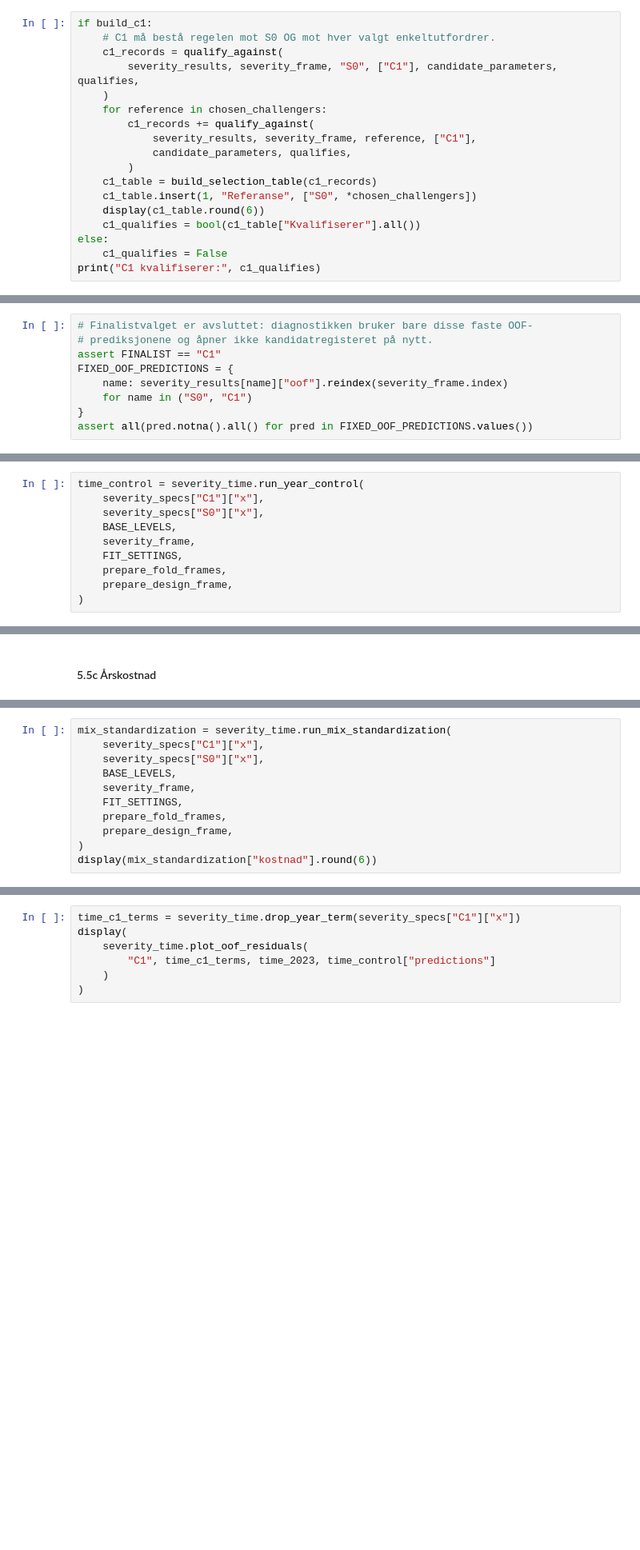
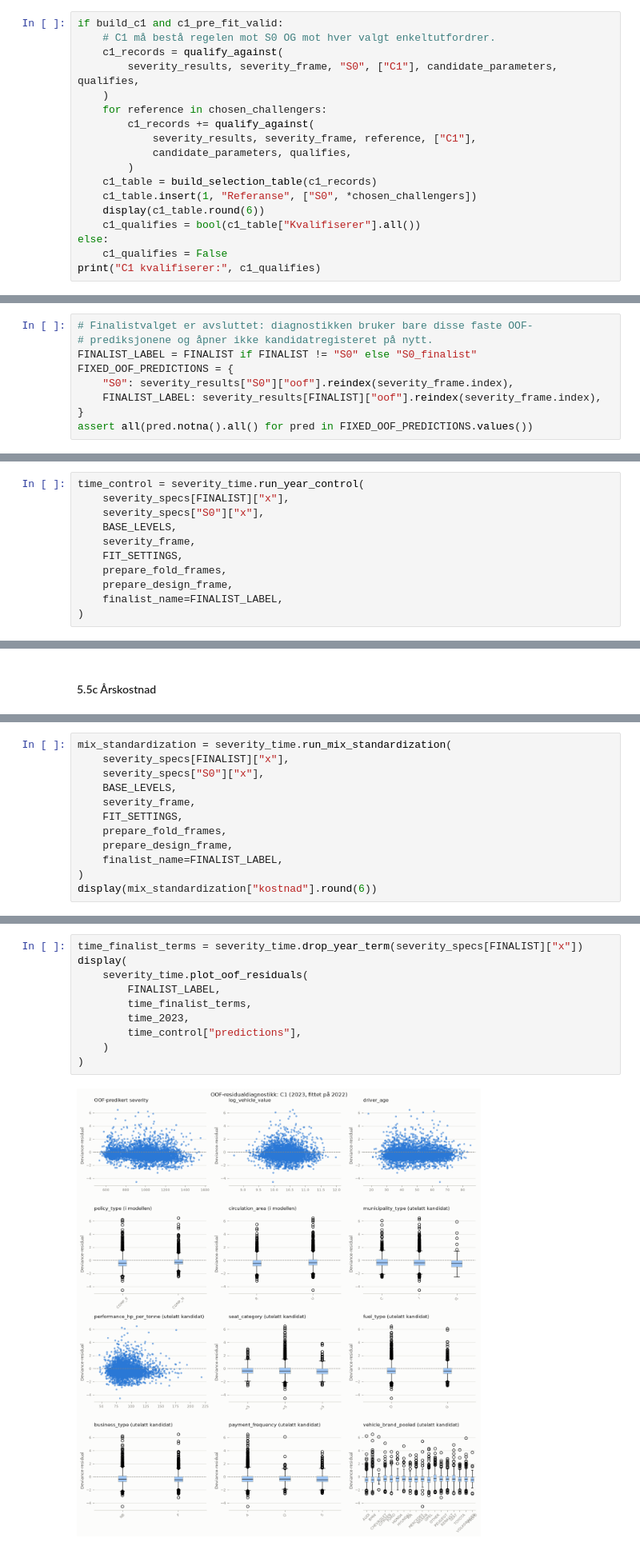
Before and after one commit to MarkusBjerkaas/Motor-Insurance-GLM-ML, a Jupyter notebook: glm_pricing_severity.ipynb, the cells around one changed output, grey strips where cells are left out. Shown at 80% size. Saved outputs shown, nothing was run; the diff lists cells and outputs as text; blank space fills up the shorter version.

```diff
--- a/glm_pricing_severity.ipynb
+++ b/glm_pricing_severity.ipynb
@@ -783,5 +1167,5 @@ if build_c1:
 # %%
-if build_c1:
+if build_c1 and c1_pre_fit_valid:
     # C1 må bestå regelen mot S0 OG mot hver valgt enkeltutfordrer.
     c1_records = qualify_against(
         severity_results, severity_frame, "S0", ["C1"], candidate_parameters, qualifies,
@@ -835,10 +1246,10 @@ reviderte protokollen.
 # %%
 # Finalistvalget er avsluttet: diagnostikken bruker bare disse faste OOF-
 # prediksjonene og åpner ikke kandidatregisteret på nytt.
-assert FINALIST == "C1"
+FINALIST_LABEL = FINALIST if FINALIST != "S0" else "S0_finalist"
 FIXED_OOF_PREDICTIONS = {
-    name: severity_results[name]["oof"].reindex(severity_frame.index)
-    for name in ("S0", "C1")
+    "S0": severity_results["S0"]["oof"].reindex(severity_frame.index),
+    FINALIST_LABEL: severity_results[FINALIST]["oof"].reindex(severity_frame.index),
 }
 assert all(pred.notna().all() for pred in FIXED_OOF_PREDICTIONS.values())
 # %% [markdown]
@@ -1040,13 +1559,14 @@ $Y_i\sim\operatorname{Gamma}(\mu_i,\phi/N_i)$ og
 $\log(\mu_i)=\beta_0+x_i^\top\beta$; `year` er eksplisitt utelatt.
 # %%
 time_control = severity_time.run_year_control(
-    severity_specs["C1"]["x"],
+    severity_specs[FINALIST]["x"],
     severity_specs["S0"]["x"],
     BASE_LEVELS,
     severity_frame,
     FIT_SETTINGS,
     prepare_fold_frames,
     prepare_design_frame,
+    finalist_name=FINALIST_LABEL,
 )
 # %%
 time_2022 = severity_frame.loc[severity_frame["year"].eq(2022)]
@@ -1111,12 +1675,13 @@ og $\log(\mu_i)=x_i^\top\beta$ uten årsledd. De fittes separat per år og
 predikerer samme samlede positive utviklingspopulasjon med samme skadevekter.
 # %%
 mix_standardization = severity_time.run_mix_standardization(
-    severity_specs["C1"]["x"],
+    severity_specs[FINALIST]["x"],
     severity_specs["S0"]["x"],
     BASE_LEVELS,
     severity_frame,
     FIT_SETTINGS,
     prepare_fold_frames,
     prepare_design_frame,
+    finalist_name=FINALIST_LABEL,
 )
 display(mix_standardization["kostnad"].round(6))
@@ -1148,9 +1740,14 @@ Deviance-residualene beregnes på 2023-radene som ikke inngikk i 2022-fitten.
 Plottet er kun diagnostisk: det kan ikke legitimere ny seleksjon, nye terskler
 eller automatisk fjerning av variabler.
 # %%
-time_c1_terms = severity_time.drop_year_term(severity_specs["C1"]["x"])
+time_finalist_terms = severity_time.drop_year_term(severity_specs[FINALIST]["x"])
 display(
     severity_time.plot_oof_residuals(
-        "C1", time_c1_terms, time_2023, time_control["predictions"]
+        FINALIST_LABEL,
+        time_finalist_terms,
+        time_2023,
+        time_control["predictions"],
     )
 )
+# %% [output]
+[figure, added]
```
Also changed, not shown: parts of 76 cells of this notebook, 7 other files.
